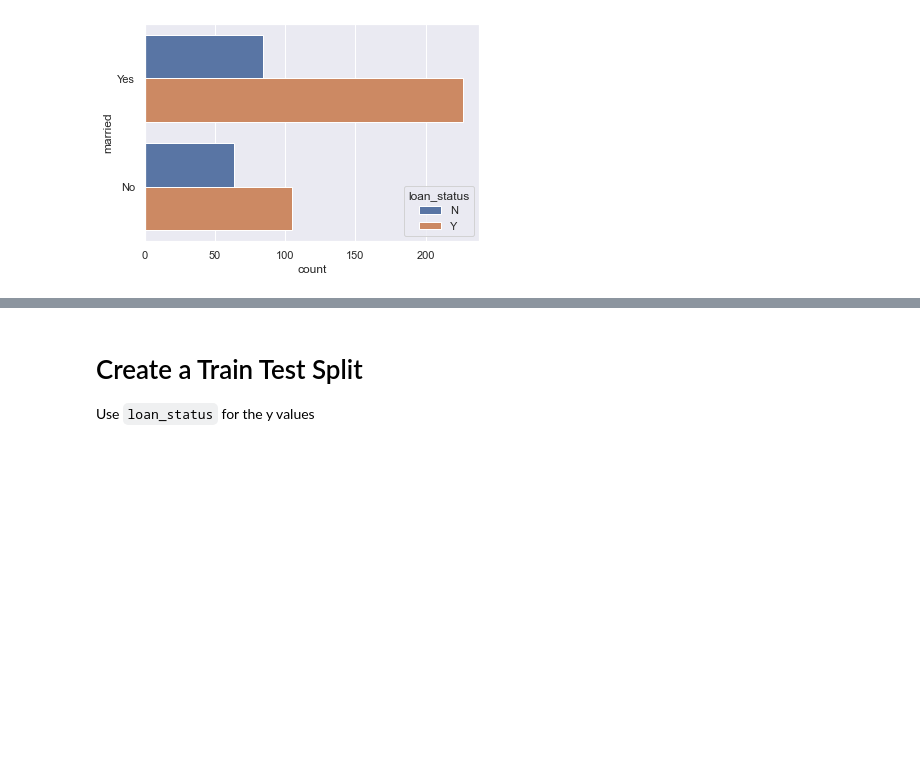
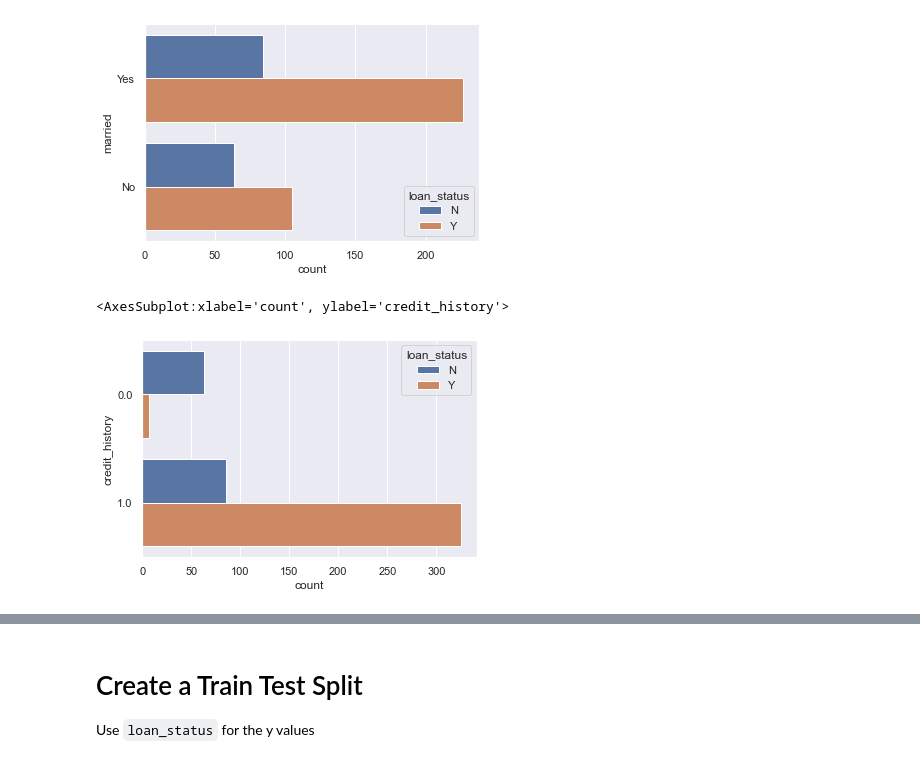
Before and after one commit to dsalisbury1141/Predicting-Loan-Eligibility-Machine-Learning, a Jupyter notebook: Dawn/Loan-Model-1-Dawn.ipynb, the cells around one changed output, grey strips where cells are left out. Saved outputs shown, nothing was run; the diff lists cells and outputs as text; code cells hidden in the pictures; blank space fills up the shorter version.

```diff
--- a/Dawn/Loan-Model-1-Dawn.ipynb
+++ b/Dawn/Loan-Model-1-Dawn.ipynb
@@ -137,3 +137,8 @@ sns.countplot(y='married', hue ='loan_status',data =loan_features_df)
 # %% [output]
 <AxesSubplot:xlabel='count', ylabel='married'>
 [figure]
+# %%
+sns.countplot(y='credit_history', hue ='loan_status',data =loan_features_df)
+# %% [output]
+<AxesSubplot:xlabel='count', ylabel='credit_history'>
+[figure, added]
```
Also changed, not shown: parts of 19 cells of this notebook.
